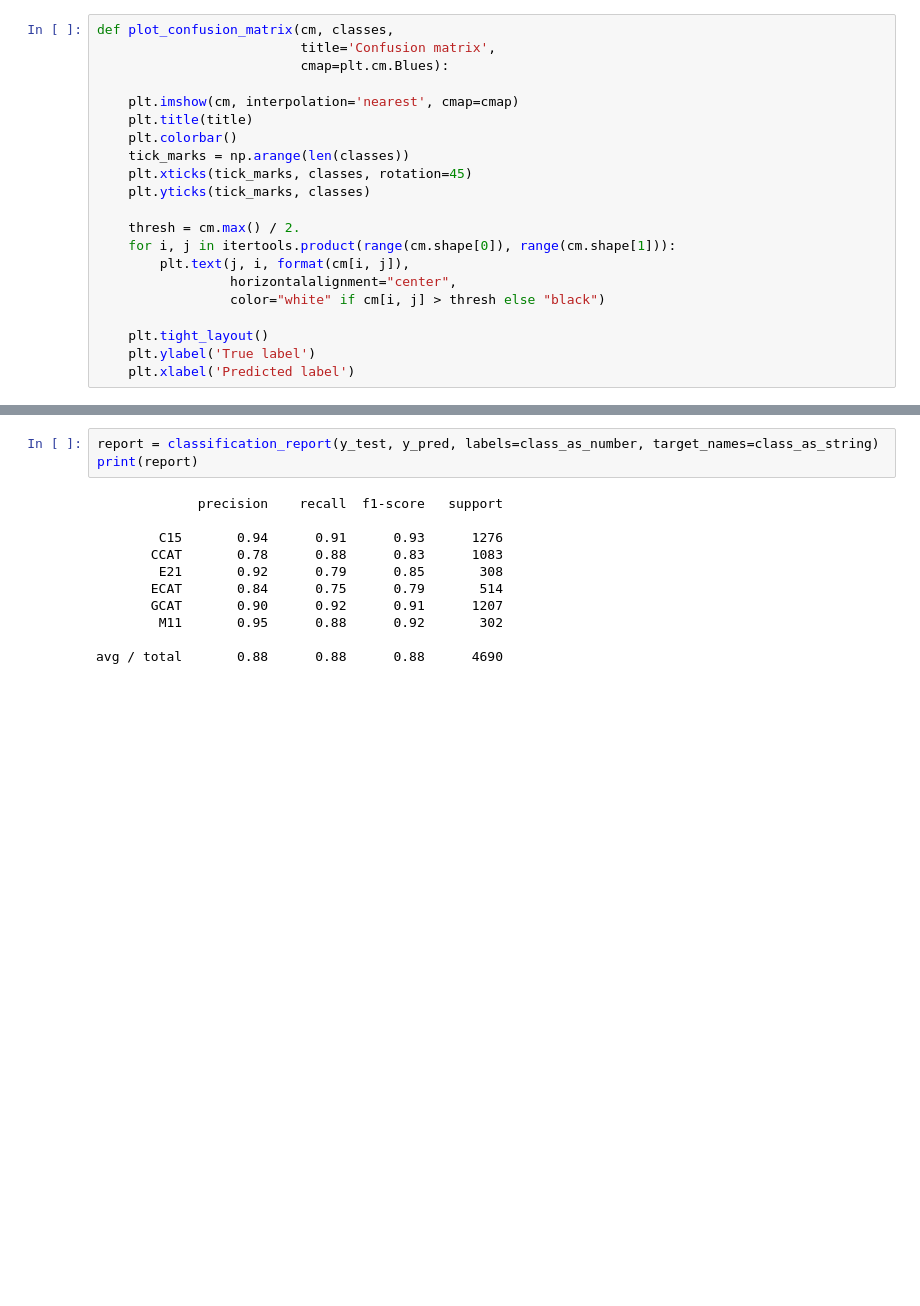
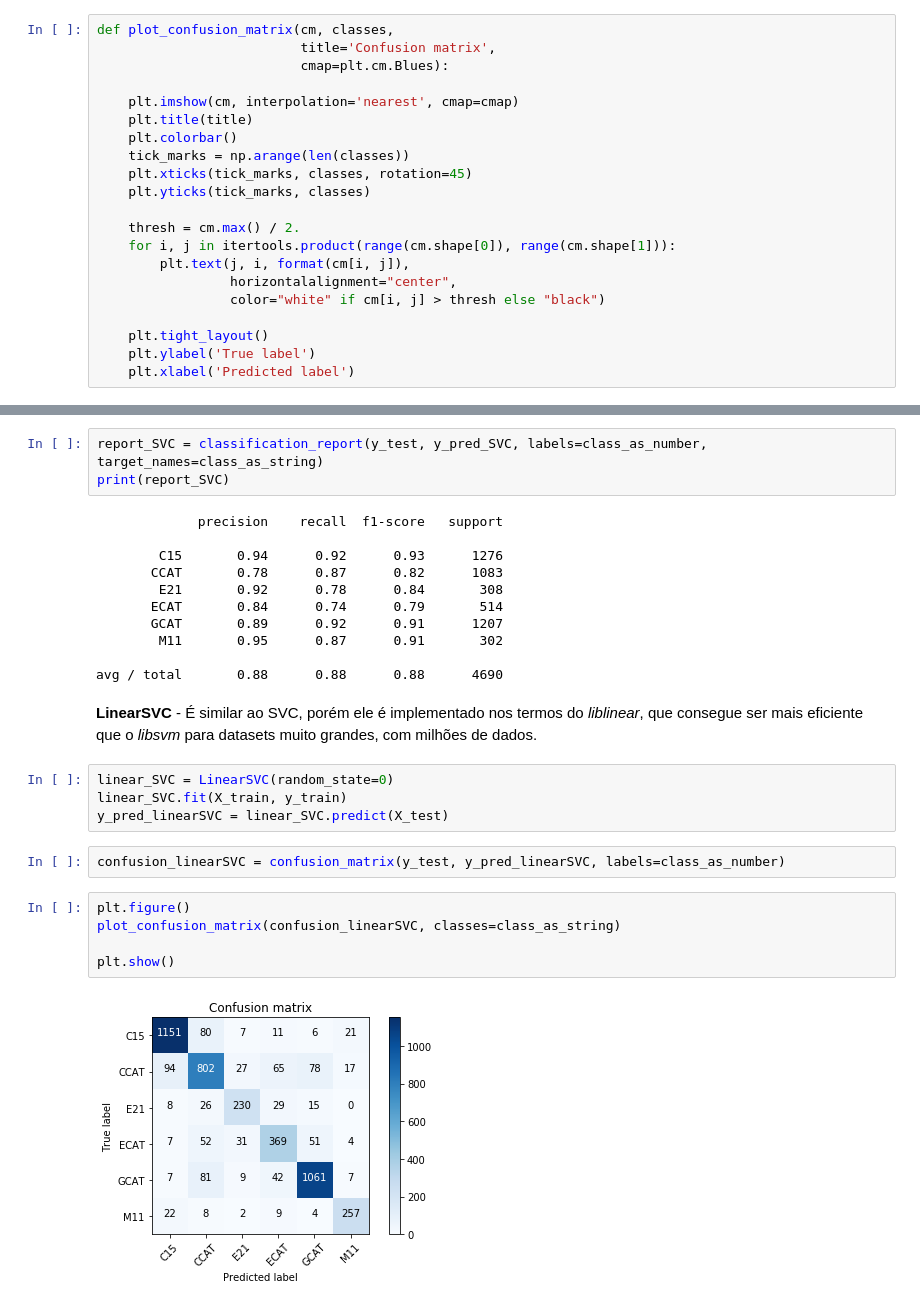
Before and after one commit to Machine-Learning-FGA/reuters_rcv1_rcv2, a Jupyter notebook: SVC Classifier.ipynb, the cells around one changed output, grey strips where cells are left out. Cells and saved outputs as stored; diff of their text form; blank space fills up the shorter version.

Commit message:
Adding LinearSVC classifier.

```diff
--- a/SVC Classifier.ipynb
+++ b/SVC Classifier.ipynb
@@ -99,16 +98,31 @@ plt.show()
 # %% [output]
 [figure]
 # %%
-report = classification_report(y_test, y_pred, labels=class_as_number, target_names=class_as_string)
-print(report)
+report_SVC = classification_report(y_test, y_pred_SVC, labels=class_as_number, target_names=class_as_string)
+print(report_SVC)
 # %% [output]
              precision    recall  f1-score   support
 
-        C15       0.94      0.91      0.93      1276
-       CCAT       0.78      0.88      0.83      1083
-        E21       0.92      0.79      0.85       308
-       ECAT       0.84      0.75      0.79       514
-       GCAT       0.90      0.92      0.91      1207
-        M11       0.95      0.88      0.92       302
+        C15       0.94      0.92      0.93      1276
+       CCAT       0.78      0.87      0.82      1083
+        E21       0.92      0.78      0.84       308
+       ECAT       0.84      0.74      0.79       514
+       GCAT       0.89      0.92      0.91      1207
+        M11       0.95      0.87      0.91       302
 
 avg / total       0.88      0.88      0.88      4690
+# %% [markdown]
+**LinearSVC** - É similar ao SVC, porém ele é implementado nos termos do *liblinear*, que consegue ser mais eficiente que o *libsvm* para datasets muito grandes, com milhões de dados.
+# %%
+linear_SVC = LinearSVC(random_state=0)
+linear_SVC.fit(X_train, y_train)
+y_pred_linearSVC = linear_SVC.predict(X_test)
+# %%
+confusion_linearSVC = confusion_matrix(y_test, y_pred_linearSVC, labels=class_as_number)
+# %%
+plt.figure()
+plot_confusion_matrix(confusion_linearSVC, classes=class_as_string)
+
+plt.show()
+# %% [output]
+[figure, added]
```
Also changed, not shown: parts of 7 cells of this notebook.
